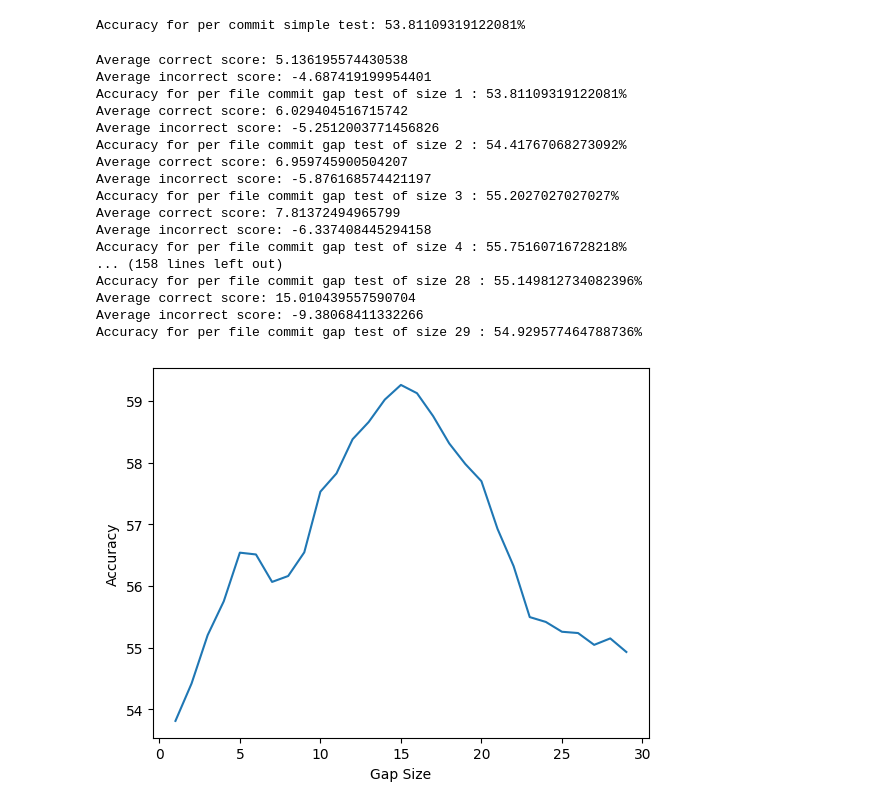
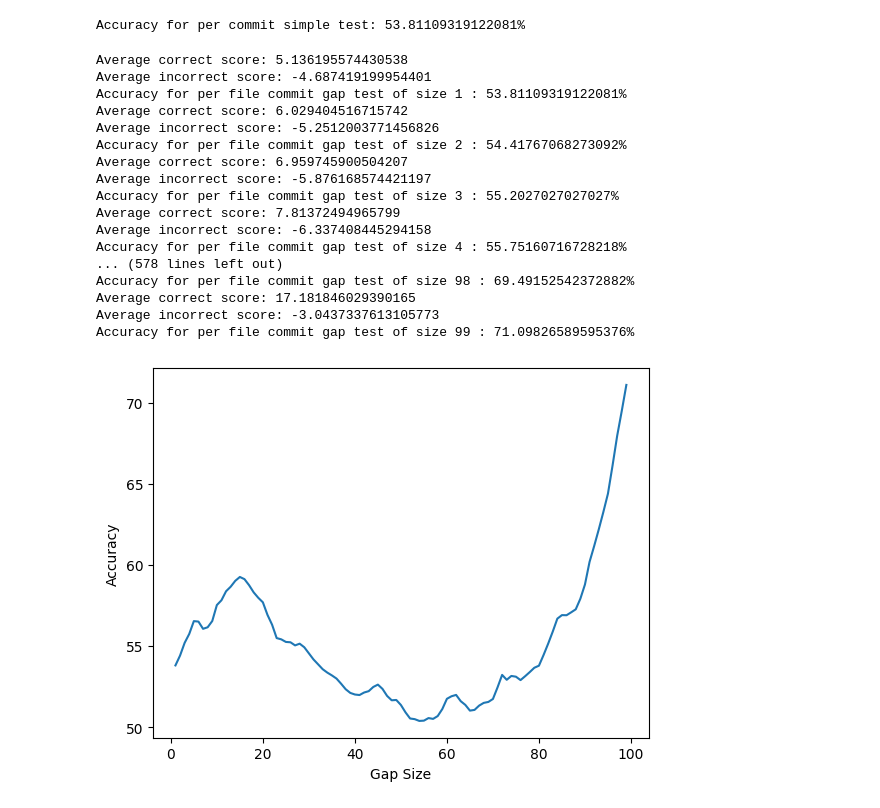
Before and after one commit to alihaider1264/SCA-ML-grade, a Jupyter notebook: Model-Generation/TestingNotebook1.ipynb, the cells around one changed output. Drawn from its saved outputs; the diff is of its cells as text; code cells hidden in the pictures.

```diff
--- a/Model-Generation/TestingNotebook1.ipynb
+++ b/Model-Generation/TestingNotebook1.ipynb
@@ -264,7 +268,9 @@ def printProgressBar (iteration, total, prefix = '', suffix = '', decimals = 1,
 
 #loading previous testingData
 testingDataVersion = "2023-10-17 18:59:54.067245"
-testingDataVersion = "2023-10-28 15:06:35.098494"
+testingDataVersion = "2023-11-03_21-26-10-471833"
+testingDataVersion = "2023-11-06_10-41-16-568505"
+testingDataVersion = "2023-11-02_09-57-05-119241"
 
 testingDataPath = homePath("~/SPGenerations/") + '/' + "testingData" + '/' + testingDataVersion
 combinedDF = pd.read_pickle(testingDataPath + '/combinedDF.pkl')
@@ -428,38 +434,38 @@ def gapTest(gap):
 
     print ("Accuracy for per file commit gap test of size " + str(gap) + " : " + str(correct/total * 100) + "%")
 
     return correct/total * 100
 
 
-for i in range(1, 30):
+for i in range(1, 100):
     gapTest(i)
 
 #graph this
 x = []
 y = []
-for i in range(1, 30):
+for i in range(1, 100):
     x.append(i)
     y.append(gapTest(i))
 plt.plot(x, y)
 plt.xlabel("Gap Size")
 plt.ylabel("Accuracy")
 plt.show()
 # %% [output]
 Average correct score: 5.136195574430538
 Average incorrect score: -4.687419199954401
 Accuracy for per file commit gap test of size 1 : 53.81109319122081%
 Average correct score: 6.029404516715742
 Average incorrect score: -5.2512003771456826
 Accuracy for per file commit gap test of size 2 : 54.41767068273092%
 Average correct score: 6.959745900504207
 Average incorrect score: -5.876168574421197
 Accuracy for per file commit gap test of size 3 : 55.2027027027027%
 Average correct score: 7.81372494965799
 Average incorrect score: -6.337408445294158
 Accuracy for per file commit gap test of size 4 : 55.75160716728218%
-... (158 lines left out)
-Accuracy for per file commit gap test of size 28 : 55.149812734082396%
-Average correct score: 15.010439557590704
-Average incorrect score: -9.38068411332266
-Accuracy for per file commit gap test of size 29 : 54.929577464788736%
+... (578 lines left out)
+Accuracy for per file commit gap test of size 98 : 69.49152542372882%
+Average correct score: 17.181846029390165
+Average incorrect score: -3.0437337613105773
+Accuracy for per file commit gap test of size 99 : 71.09826589595376%
-[figure, old version]
+[figure, new version]
```
Also changed, not shown: parts of 1 cell of this notebook, 8 other files.
